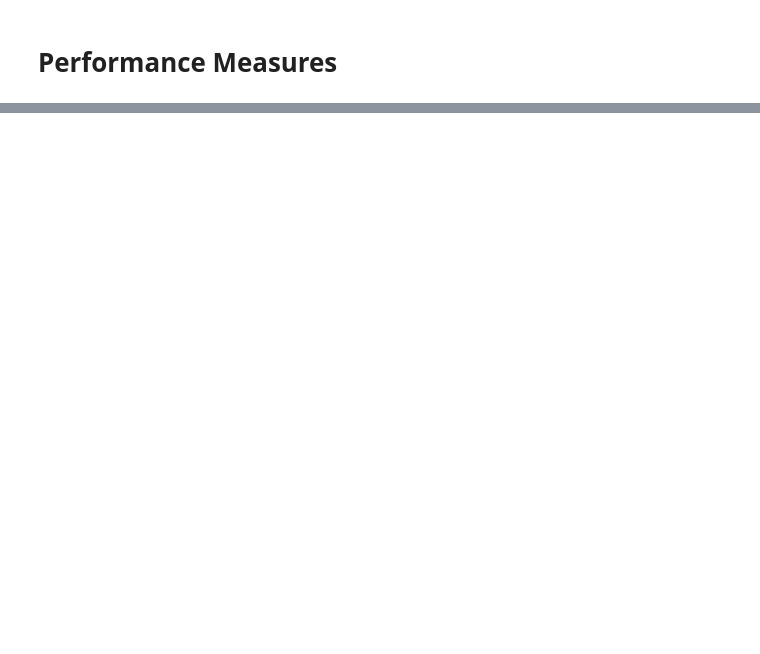
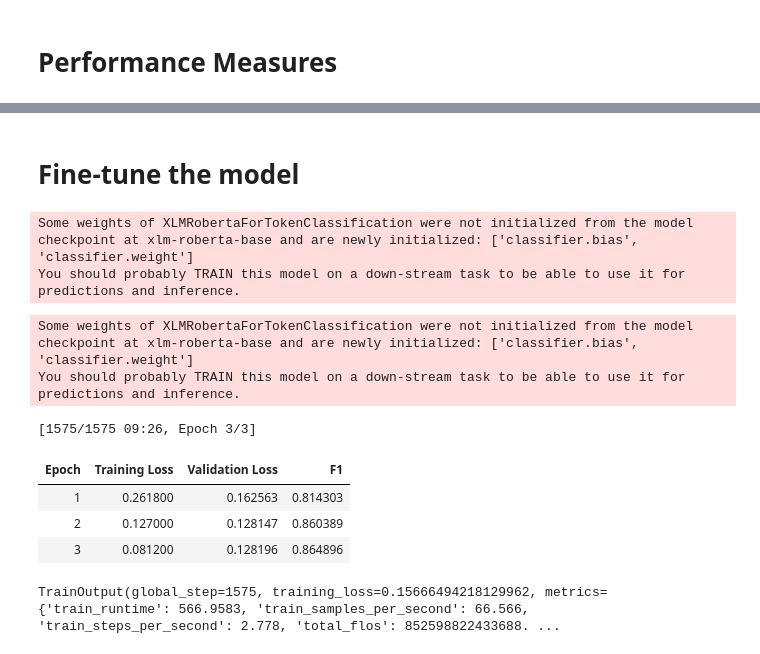
Before and after one commit to Sohaib9920/Transformer_Multilingual_NER, a Jupyter notebook: Transformer_Multilingual_Named_Entity_Recognition.ipynb, the cells around one changed output, grey strips where cells are left out. Cells and saved outputs as stored; diff of their text form; code cells hidden in the pictures; blank space fills up the shorter version.

```diff
--- a/Transformer_Multilingual_Named_Entity_Recognition.ipynb
+++ b/Transformer_Multilingual_Named_Entity_Recognition.ipynb
@@ -322,0 +323,17 @@ pd.DataFrame(panx_de_encoded["train"][:3])
+# %%
+def align_predictions(logits, labels):
+    preds = np.argmax(logits, axis=-1)
+    batch_size, seq_length = preds.shape
+    labels_list, preds_list = [], []
+
+    for batch_idx in range(batch_size):
+        example_labels, example_preds= [], []
+        for seq_idx in range(seq_length):
+            if labels[batch_idx][seq_idx] != -100:
+                example_labels.append(id2label[labels[batch_idx][seq_idx]])
+                example_preds.append(id2label[preds[batch_idx][seq_idx]])
+
+        labels_list.append(example_labels)
+        preds_list.append(example_preds)
+
+    return preds_list, labels_list
@@ -322,0 +355,2 @@ pd.DataFrame(panx_de_encoded["train"][:3])
+# %% [markdown]
+# Fine-tune the model
@@ -322,0 +377,20 @@ pd.DataFrame(panx_de_encoded["train"][:3])
+# %%
+trainer = Trainer(model_init=model_init, args=training_args,
+                  data_collator=data_collator, compute_metrics=compute_metrics,
+                  train_dataset=panx_de_encoded["train"],
+                  eval_dataset=panx_de_encoded["validation"],
+                  tokenizer=xlmr_tokenizer)
+# %% [output]
+Some weights of XLMRobertaForTokenClassification were not initialized from the model checkpoint at xlm-roberta-base and are newly initialized: ['classifier.bias', 'classifier.weight']
+You should probably TRAIN this model on a down-stream task to be able to use it for predictions and inference.
+# %%
+trainer.train()
+# %% [output]
+Some weights of XLMRobertaForTokenClassification were not initialized from the model checkpoint at xlm-roberta-base and are newly initialized: ['classifier.bias', 'classifier.weight']
+You should probably TRAIN this model on a down-stream task to be able to use it for predictions and inference.
+[1575/1575 09:26, Epoch 3/3]
+| Epoch | Training Loss | Validation Loss | F1 |
+| 1 | 0.261800 | 0.162563 | 0.814303 |
+| 2 | 0.127000 | 0.128147 | 0.860389 |
+| 3 | 0.081200 | 0.128196 | 0.864896 |
+TrainOutput(global_step=1575, training_loss=0.15666494218129962, metrics={'train_runtime': 566.9583, 'train_samples_per_second': 66.566, 'train_steps_per_second': 2.778, 'total_flos': 852598822433688. ...
```
Also changed, not shown: parts of 21 cells of this notebook.
